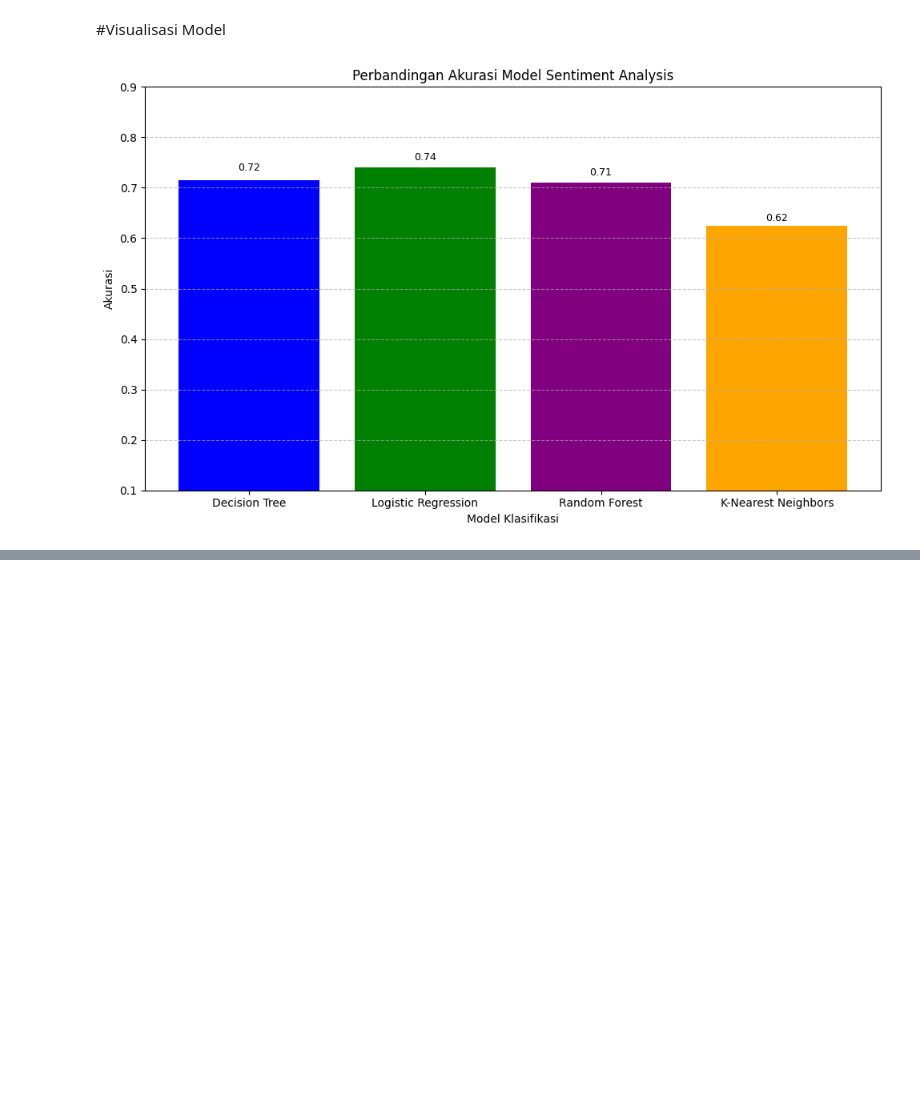
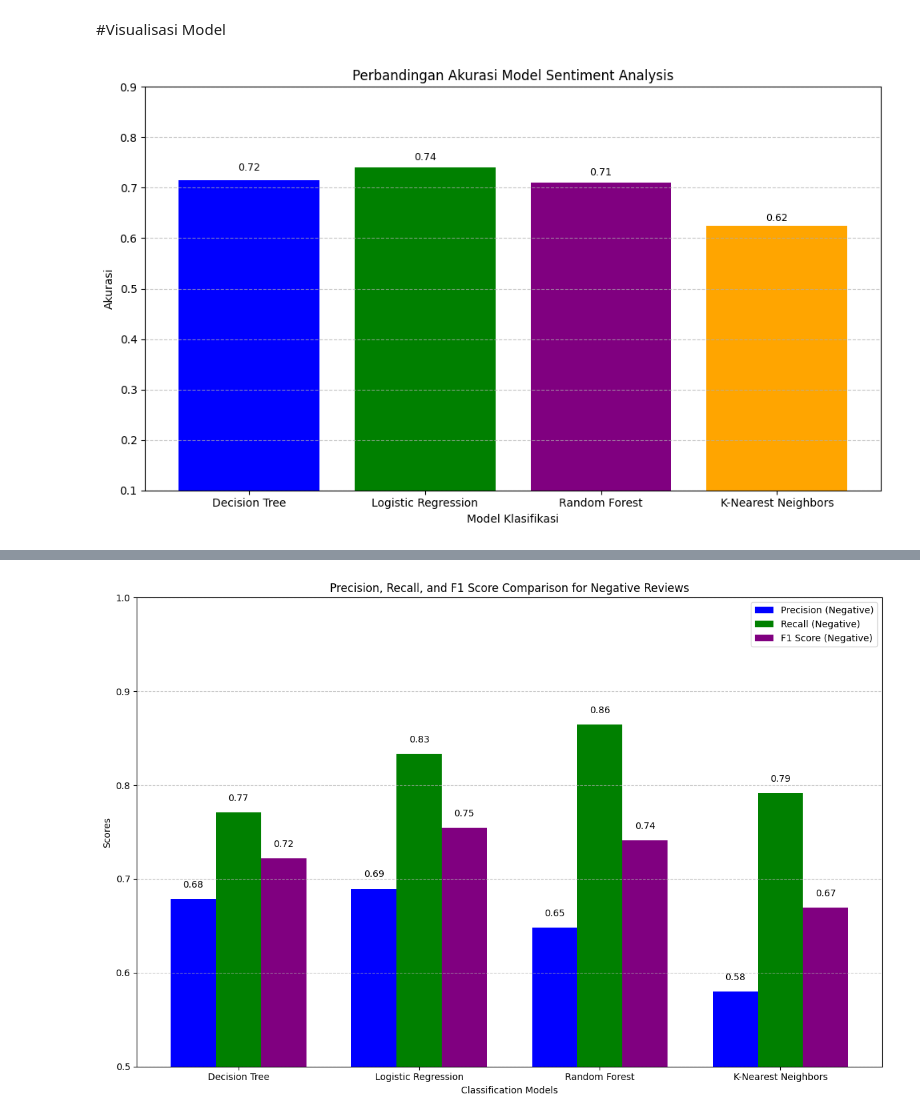
Before and after one commit to RayhanFarizi/DMML24-ProjectTASK, a Jupyter notebook: Kelompok14-DMML24-ProjectTASK.ipynb, the cells around one changed output, grey strips where cells are left out. Saved outputs shown, nothing was run; the diff lists cells and outputs as text; code cells hidden in the pictures; blank space fills up the shorter version.

```diff
--- a/Kelompok14-DMML24-ProjectTASK.ipynb
+++ b/Kelompok14-DMML24-ProjectTASK.ipynb
@@ -286,0 +348,62 @@ plt.show()
+# %%
+#untuk yang negatif
+from sklearn.metrics import precision_score, recall_score, f1_score
+
+# Calculate precision, recall, and F1 score for each model for negative reviews (label 0)
+dt_precision_neg = precision_score(y_test, dt_y_pred, pos_label=0)
+dt_recall_neg = recall_score(y_test, dt_y_pred, pos_label=0)
+dt_f1_neg = f1_score(y_test, dt_y_pred, pos_label=0)
+
+lr_precision_neg = precision_score(y_test, lr_y_pred, pos_label=0)
+lr_recall_neg = recall_score(y_test, lr_y_pred, pos_label=0)
+lr_f1_neg = f1_score(y_test, lr_y_pred, pos_label=0)
+
+rf_precision_neg = precision_score(y_test, rf_y_pred, pos_label=0)
+rf_recall_neg = recall_score(y_test, rf_y_pred, pos_label=0)
+rf_f1_neg = f1_score(y_test, rf_y_pred, pos_label=0)
+
+knn_precision_neg = precision_score(y_test, knn_y_pred, pos_label=0)
+knn_recall_neg = recall_score(y_test, knn_y_pred, pos_label=0)
+knn_f1_neg = f1_score(y_test, knn_y_pred, pos_label=0)
+
+# Visualize precision, recall, and F1 score for each model for negative reviews
+models = ['Decision Tree', 'Logistic Regression', 'Random Forest', 'K-Nearest Neighbors']
+precisions_neg = [dt_precision_neg, lr_precision_neg, rf_precision_neg, knn_precision_neg]
+recalls_neg = [dt_recall_neg, lr_recall_neg, rf_recall_neg, knn_recall_neg]
+f1_scores_neg = [dt_f1_neg, lr_f1_neg, rf_f1_neg, knn_f1_neg]
+
+plt.figure(figsize=(12, 8))
+
+bar_width = 0.25
+index = np.arange(len(models))
+
+bar1 = plt.bar(index, precisions_neg, bar_width, label='Precision (Negative)', color='blue')
+bar2 = plt.bar(index + bar_width, recalls_neg, bar_width, label='Recall (Negative)', color='green')
+bar3 = plt.bar(index + 2*bar_width, f1_scores_neg, bar_width, label='F1 Score (Negative)', color='purple')
+
+# Add precision values on top of bars
+for i, prec in enumerate(precisions_neg):
+    plt.text(bar1[i].get_x() + bar1[i].get_width() / 2., prec + 0.01, '{:.2f}'.format(prec),
+             ha='center', va='bottom', color='black')
+
+# Add recall values on top of bars
+for i, rec in enumerate(recalls_neg):
+    plt.text(bar2[i].get_x() + bar2[i].get_width() / 2., rec + 0.01, '{:.2f}'.format(rec),
+             ha='center', va='bottom', color='black')
+
+# Add F1 score values on top of bars
+for i, f1 in enumerate(f1_scores_neg):
+    plt.text(bar3[i].get_x() + bar3[i].get_width() / 2., f1 + 0.01, '{:.2f}'.format(f1),
+             ha='center', va='bottom', color='black')
+
+plt.xlabel('Classification Models')
+plt.ylabel('Scores')
+plt.title('Precision, Recall, and F1 Score Comparison for Negative Reviews')
+plt.xticks(index + bar_width, models)
+plt.legend()
+plt.ylim(0.5, 1.0)  # Adjust the y-axis limits for better comparison
+plt.grid(axis='y', linestyle='--', alpha=0.7)
+plt.tight_layout()
+plt.show()
+# %% [output]
+[figure, added]
```
Also changed, not shown: parts of 4 cells of this notebook.
